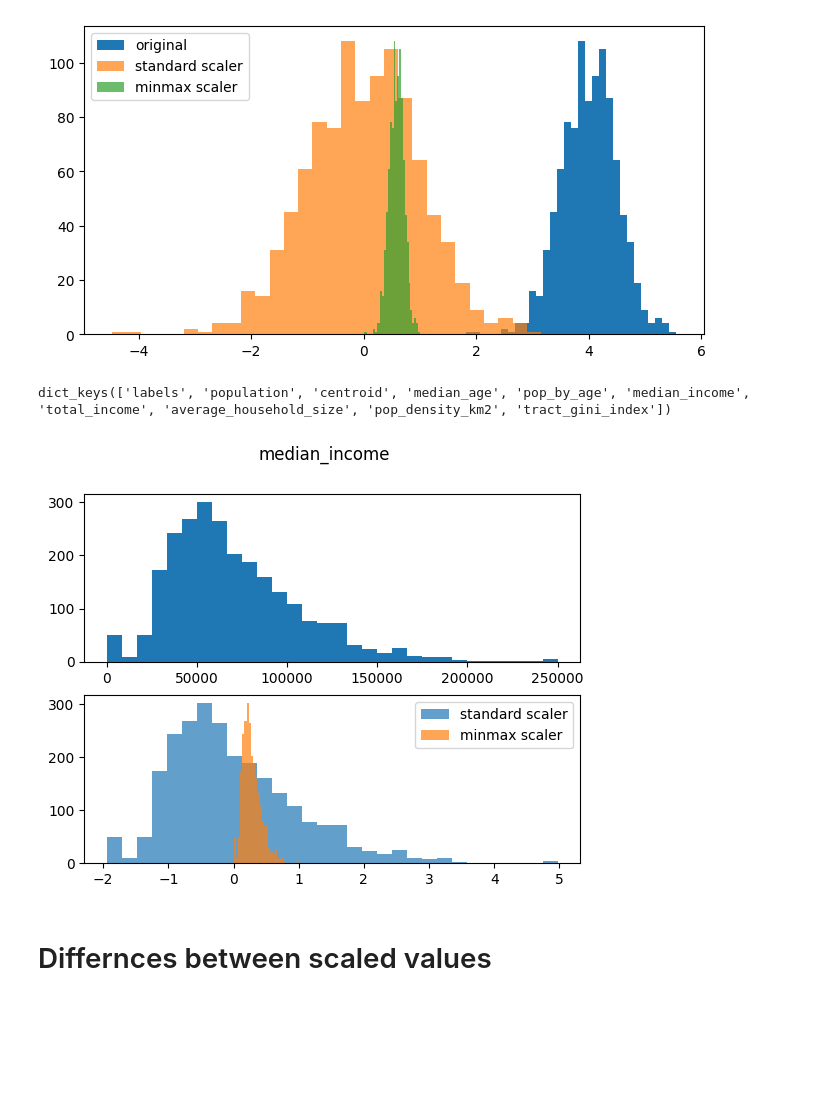
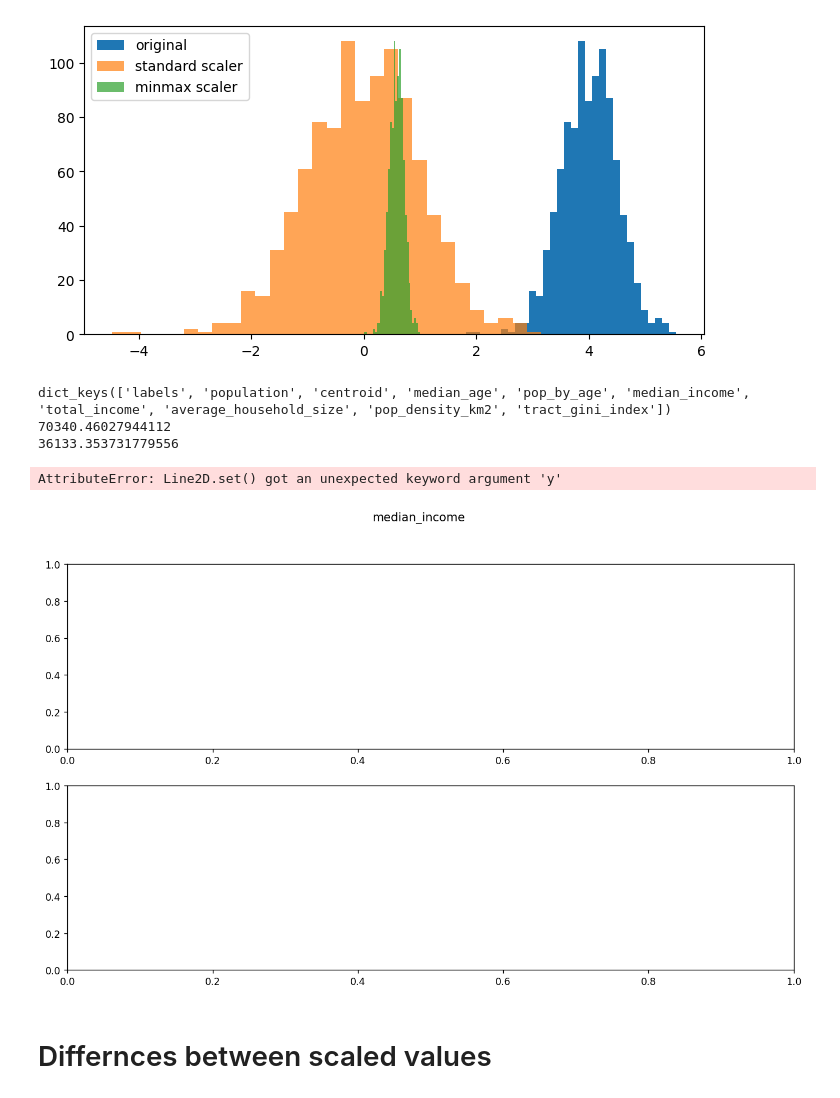
Before and after one commit to NAU-CCL/Epymorph, a Jupyter notebook: doc/devlog/scale.ipynb, the cells around one changed output. Cells and saved outputs as stored; diff of their text form; code cells hidden in the pictures; blank space fills up the shorter version.

```diff
--- a/doc/devlog/scale.ipynb
+++ b/doc/devlog/scale.ipynb
@@ -33,30 +33,34 @@ plt.show()
 # %%
 import numpy as np
 import pandas as pd
 from numpy.typing import DTypeLike, NDArray
 import matplotlib.pyplot as plt
 with np.load(f"./epymorph/data/geo/maricopa_cbg_2019_geo.npz") as npz_data:
         data = dict(npz_data)
 
 print(data.keys())
 key = str(input('Enter a data dictionary key: '))
 # Standard (mean = 70340.46, stdev = 36133.35) Scaler
 standard_y = (data[key] - data[key].mean()) / data[key].std()
-
+print(data[key].mean())
+print(data[key].std())
 # Min-Max (0-1) Scaler
 minmax_z = (data[key]-data[key].min())/(data[key].max()-data[key].min())
 
-fig, axs = plt.subplots(2)
+fig, axs = plt.subplots(2,figsize=(13.33,7.5), dpi=125)
 fig.suptitle(key)
-
+plt.axvline(y = 0.01, color = 'r', linestyle = 'dotted')
 axs[0].hist(data[key], bins=30, label='original')
 axs[1].hist(standard_y, alpha=0.7, bins=30, label='standard scaler')
 axs[1].hist(minmax_z, alpha=0.7, bins=30, label='minmax scaler')
 plt.legend()
 plt.show()
 # %% [output]
 dict_keys(['labels', 'population', 'centroid', 'median_age', 'pop_by_age', 'median_income', 'total_income', 'average_household_size', 'pop_density_km2', 'tract_gini_index'])
+70340.46027944112
+36133.353731779556
+AttributeError: Line2D.set() got an unexpected keyword argument 'y'
-[figure, old version]
+[figure, new version]
 # %% [markdown]
 # Differnces between scaled values
 # %%
```
Also changed, not shown: parts of 5 cells of this notebook, 3 other files.
